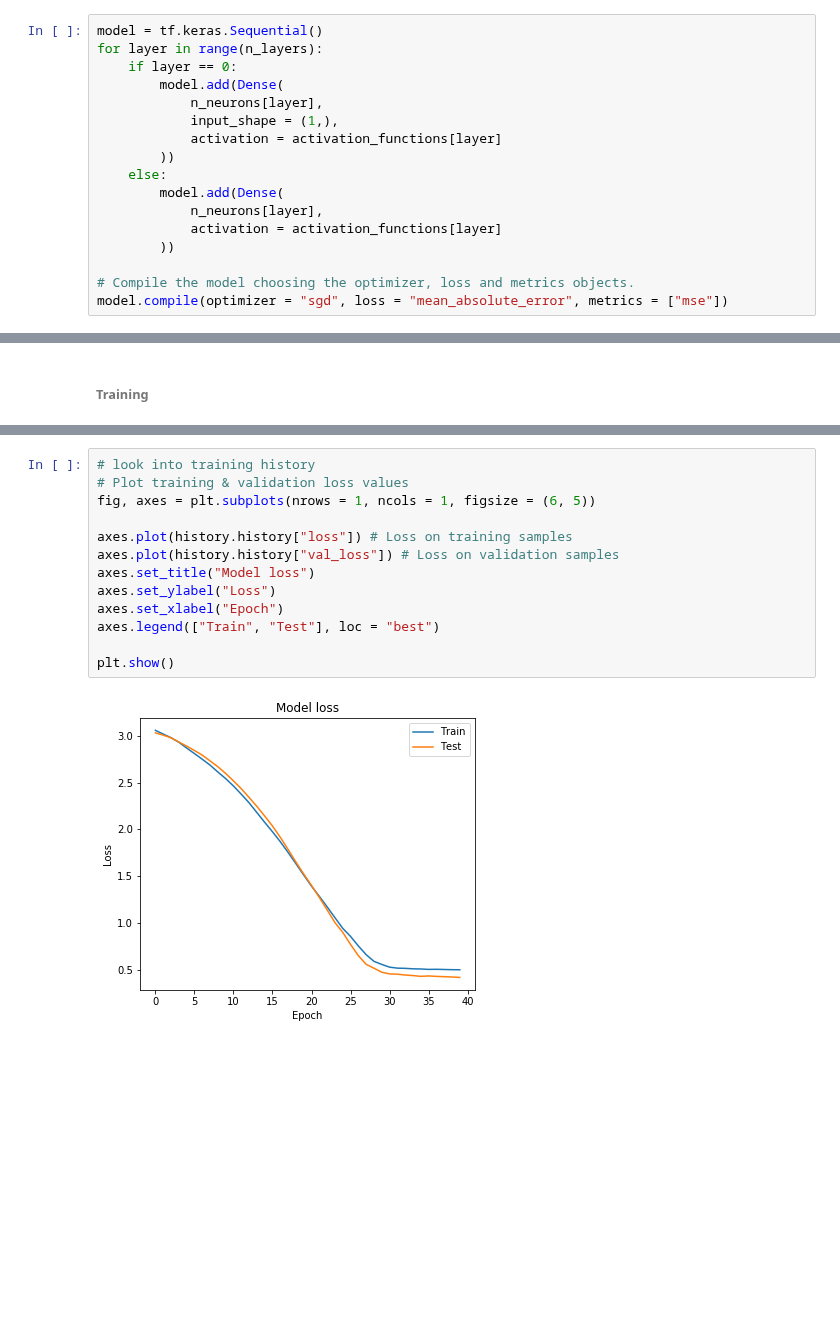
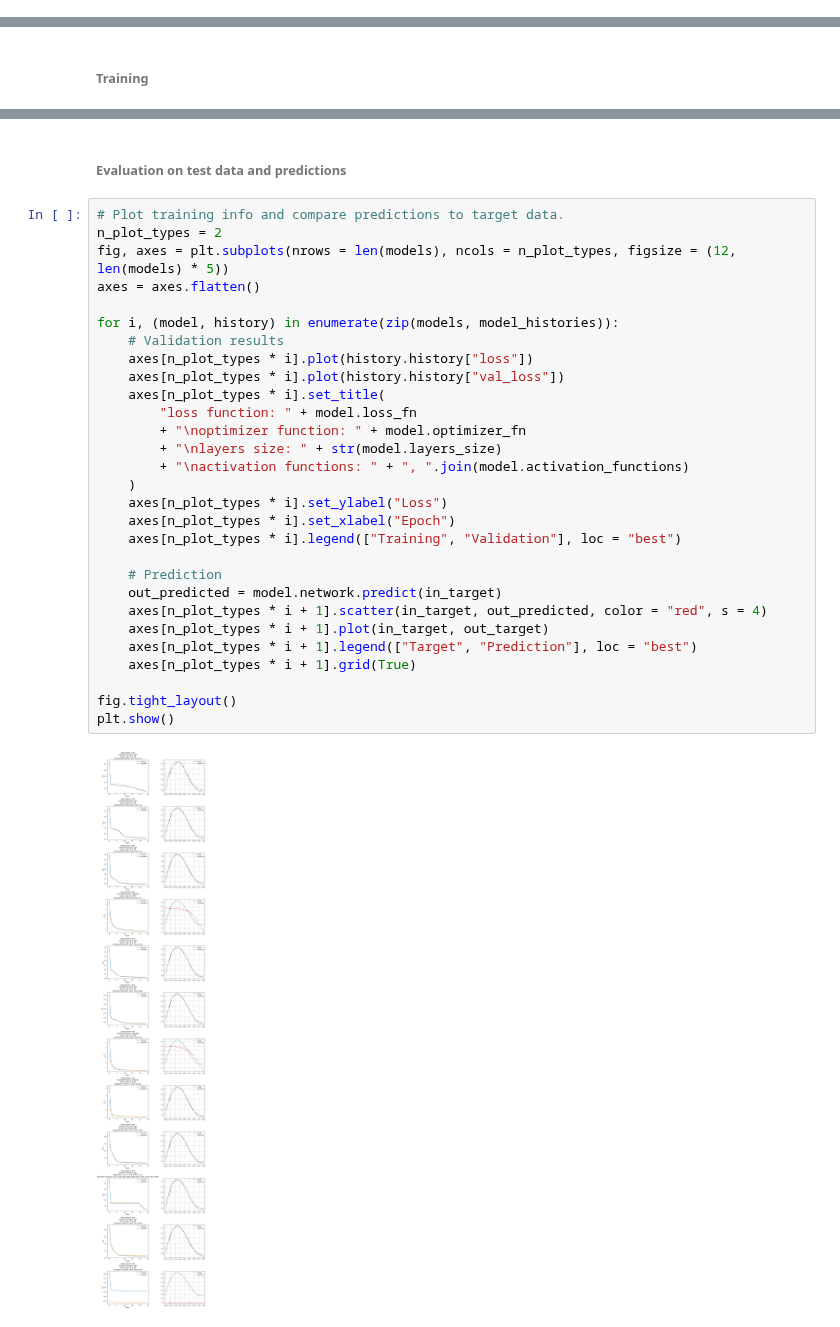
Before and after one commit to phaerrax/lab-simulazione-numerica, a Jupyter notebook: exercise11/exercise11-2.ipynb, the cells around one changed output, grey strips where cells are left out. Saved outputs shown, nothing was run; the diff lists cells and outputs as text; blank space fills up the shorter version.

```diff
--- a/exercise11/exercise11-2.ipynb
+++ b/exercise11/exercise11-2.ipynb
@@ -40,17 +47,0 @@ out_validation = np.random.normal(polynomial3(in_validation, target_parameters),
-# %%
-model = tf.keras.Sequential()
-for layer in range(n_layers):
-    if layer == 0:
-        model.add(Dense(
-            n_neurons[layer],
-            input_shape = (1,),
-            activation = activation_functions[layer]
-        ))
-    else:
-        model.add(Dense(
-            n_neurons[layer],
-            activation = activation_functions[layer]
-        ))
-
-# Compile the model choosing the optimizer, loss and metrics objects.
-model.compile(optimizer = "sgd", loss = "mean_absolute_error", metrics = ["mse"])
@@ -104,16 +115,34 @@ Epoch 40/40
-# %%
-# look into training history
-# Plot training & validation loss values
-fig, axes = plt.subplots(nrows = 1, ncols = 1, figsize = (6, 5))
-
-axes.plot(history.history["loss"]) # Loss on training samples
-axes.plot(history.history["val_loss"]) # Loss on validation samples
-axes.set_title("Model loss")
-axes.set_ylabel("Loss")
-axes.set_xlabel("Epoch")
-axes.legend(["Train", "Test"], loc = "best")
-
-plt.show()
-# %% [output]
-[figure, removed]
+# %% [markdown]
+###### Evaluation on test data and predictions
+# %%
+# Plot training info and compare predictions to target data.
+n_plot_types = 2
+fig, axes = plt.subplots(nrows = len(models), ncols = n_plot_types, figsize = (12, len(models) * 5))
+axes = axes.flatten()
+
+for i, (model, history) in enumerate(zip(models, model_histories)):
+    # Validation results
+    axes[n_plot_types * i].plot(history.history["loss"])
+    axes[n_plot_types * i].plot(history.history["val_loss"])
+    axes[n_plot_types * i].set_title(
+        "loss function: " + model.loss_fn
+        + "\noptimizer function: " + model.optimizer_fn
+        + "\nlayers size: " + str(model.layers_size)
+        + "\nactivation functions: " + ", ".join(model.activation_functions)
+    )
+    axes[n_plot_types * i].set_ylabel("Loss")
+    axes[n_plot_types * i].set_xlabel("Epoch")
+    axes[n_plot_types * i].legend(["Training", "Validation"], loc = "best")
+
+    # Prediction
+    out_predicted = model.network.predict(in_target)
+    axes[n_plot_types * i + 1].scatter(in_target, out_predicted, color = "red", s = 4)
+    axes[n_plot_types * i + 1].plot(in_target, out_target)
+    axes[n_plot_types * i + 1].legend(["Target", "Prediction"], loc = "best")
+    axes[n_plot_types * i + 1].grid(True)
+
+fig.tight_layout()
+plt.show()
+# %% [output]
+[figure, added]
 # %% [markdown]
```
Also changed, not shown: parts of 14 cells of this notebook.
